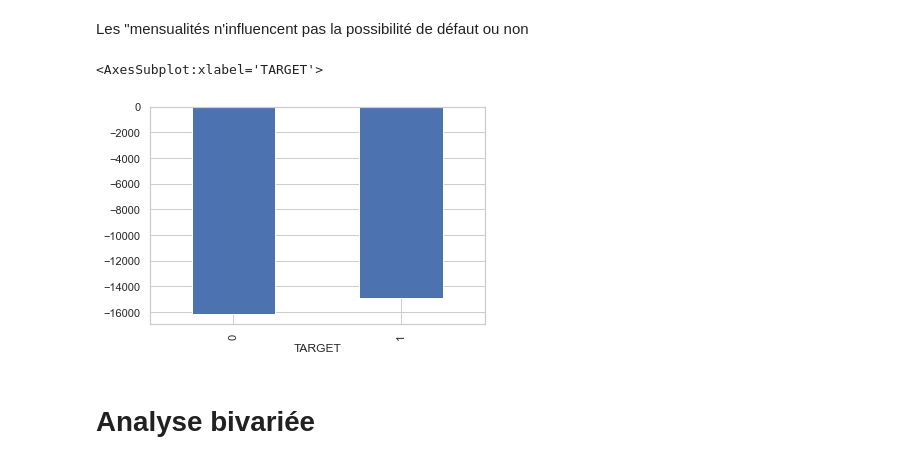
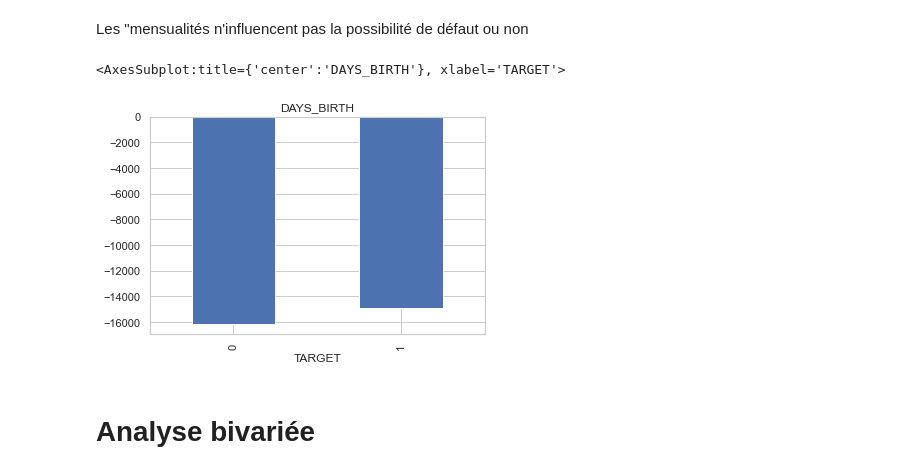
Before and after one commit to iamnotarobotbutitsok/projet_07_model_scoring, a Jupyter notebook: Notebook_210703.ipynb, the cells around one changed output. Drawn from its saved outputs; the diff is of its cells as text; code cells hidden in the pictures.

```diff
--- a/Notebook_210703.ipynb
+++ b/Notebook_210703.ipynb
@@ -900,10 +899,10 @@ appTrainC.groupby(by="TARGET")["AMT_ANNUITY"].mean().plot.bar()
 # %% [markdown]
 Les "mensualités n'influencent pas la possibilité de défaut ou non
 # %%
-appTrainC.groupby(by="TARGET")["DAYS_BIRTH"].mean().plot.bar()
+appTrainC.groupby(by="TARGET")["DAYS_BIRTH"].mean().plot.bar(title="DAYS_BIRTH")
 # %% [output]
-<AxesSubplot:xlabel='TARGET'>
+<AxesSubplot:title={'center':'DAYS_BIRTH'}, xlabel='TARGET'>
-[figure, old version]
+[figure, new version]
 # %%
 Les profils qui font un défaut de paiement sont plus jeunes que les autres profils en moyenne.
 # %% [markdown]
```
Also changed, not shown: parts of 2 cells of this notebook, 2 other files.
